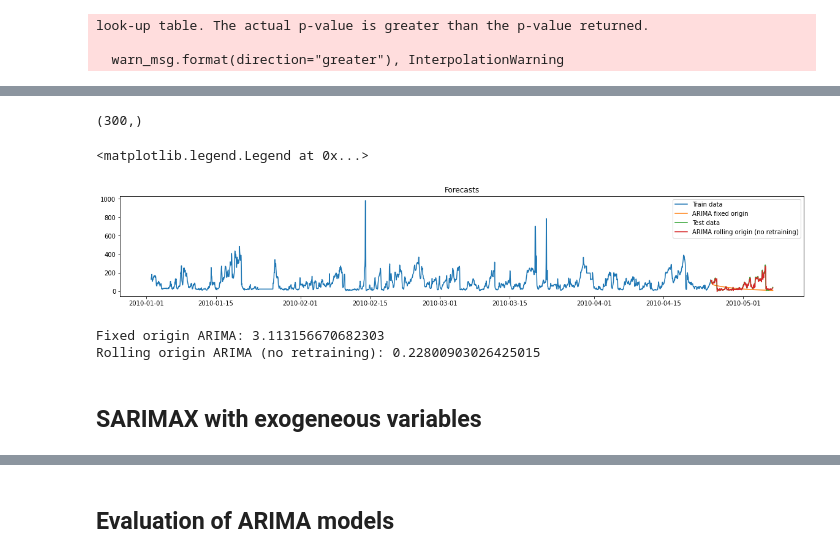
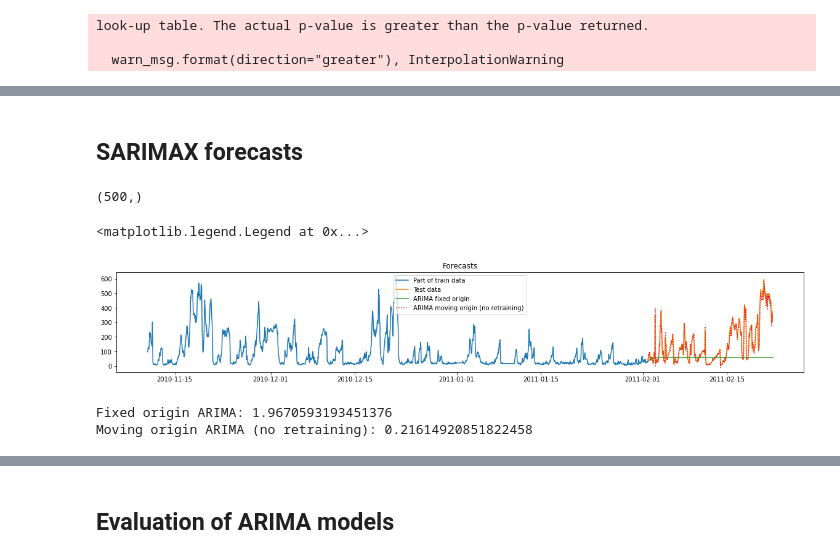
Before and after one commit to jankova/Time-Series-ARIMA-vs-LSTM, a Jupyter notebook: Pollution-times-series.ipynb, the cells around one changed output, grey strips where cells are left out. Drawn from its saved outputs; the diff is of its cells as text; code cells hidden in the pictures.

```diff
--- a/Pollution-times-series.ipynb
+++ b/Pollution-times-series.ipynb
@@ -295,0 +280,8 @@ Warnings:
+# %%
+# without exogeneous variables
+AIC = optim_pars_SARIMA(params_grid)
+
+AIC.sort(key = lambda x: x[1])
+
+# optimal model according to AIC
+print(f"\n Optimal model: parameters = {AIC[0]}")
@@ -295,0 +302,5 @@ Warnings:
+# %%
+# residual check
+res_opt = AIC[0][2]
+res_opt.plot_diagnostics(figsize = (8,6))
+plt.show()
@@ -296,37 +316,41 @@ Warnings:
+# %% [markdown]
+## SARIMAX forecasts
 # %%
 # fixed origin forecast
 
-preds_arima = res.predict(start = y_test.index[0], end = y_test.index[-1], dynamic=True)
+preds_arima = res_opt.predict(start = y_test.index[0], end = y_test.index[-1], dynamic=True)
 preds_arima.shape
 # %% [output]
-(300,)
+(500,)
 # %%
-# rolling one-step forecast
-# use a trick here - define a model on full dataset but then make predictions only
+# moving origin one-step forecast
+# to obtain moving origin forests, define a model on full dataset but then make predictions only
 # using the parameters from 'res.params' model
 
-mod = sm.tsa.statespace.SARIMAX(dataset_train["pollution"], order=order)
-res_roll = mod.filter(res.params)
-preds_arima_roll = res_roll.predict()
-preds_arima_roll = preds_arima_roll[y_test.index]
+mod = sm.tsa.statespace.SARIMAX(dataset_train[response_var], order=AIC[0][0][0])
+res_roll = mod.filter(res_opt.params)
+preds_arima_moving = res_roll.predict()
+preds_arima_moving = preds_arima_moving[y_test.index]
 # %%
 # Forecast plots
 plt.figure(figsize = (20, 3))
-plt.plot(y_train, label = "Train data")
+plt.plot(y_train[-2000:], label = "Part of train data")
+plt.plot(y_test, label = "Test data")
 plt.plot(preds_arima, label = "ARIMA fixed origin")
-plt.plot(y_test, label = "Test data")
-plt.plot(preds_arima_roll, label = "ARIMA rolling origin (no retraining)")
+plt.plot(preds_arima_moving, label = "ARIMA moving origin (no retraining)", linestyle = ':')
 plt.title("Forecasts")
 plt.legend()
 # %% [output]
 <matplotlib.legend.Legend at 0x...>
-[figure, old version]
+[figure, new version]
 # %%
-# Comparison of MAPE errors
-print(f"Fixed origin ARIMA: {evaluate_MAPE(preds_arima, y_test)}")
-print(f"Rolling origin ARIMA (no retraining): {evaluate_MAPE(preds_arima_roll, y_test)}")
+# Comparison of MAPE
+
+from sklearn.metrics import mean_absolute_percentage_error as MAPE
+from sklearn.metrics import mean_squared_error as MSE
+
+print(f"Fixed origin ARIMA: {MAPE(preds_arima.values, y_test)}")
+print(f"Moving origin ARIMA (no retraining): {MAPE(preds_arima_moving, y_test)}")
 # %% [output]
-Fixed origin ARIMA: 3.113156670682303
-Rolling origin ARIMA (no retraining): 0.22800903026425015
+Fixed origin ARIMA: 1.9670593193451376
+Moving origin ARIMA (no retraining): 0.21614920851822458
-# %% [markdown]
-## SARIMAX with exogeneous variables
```
Also changed, not shown: parts of 56 cells of this notebook, 1 other file.
